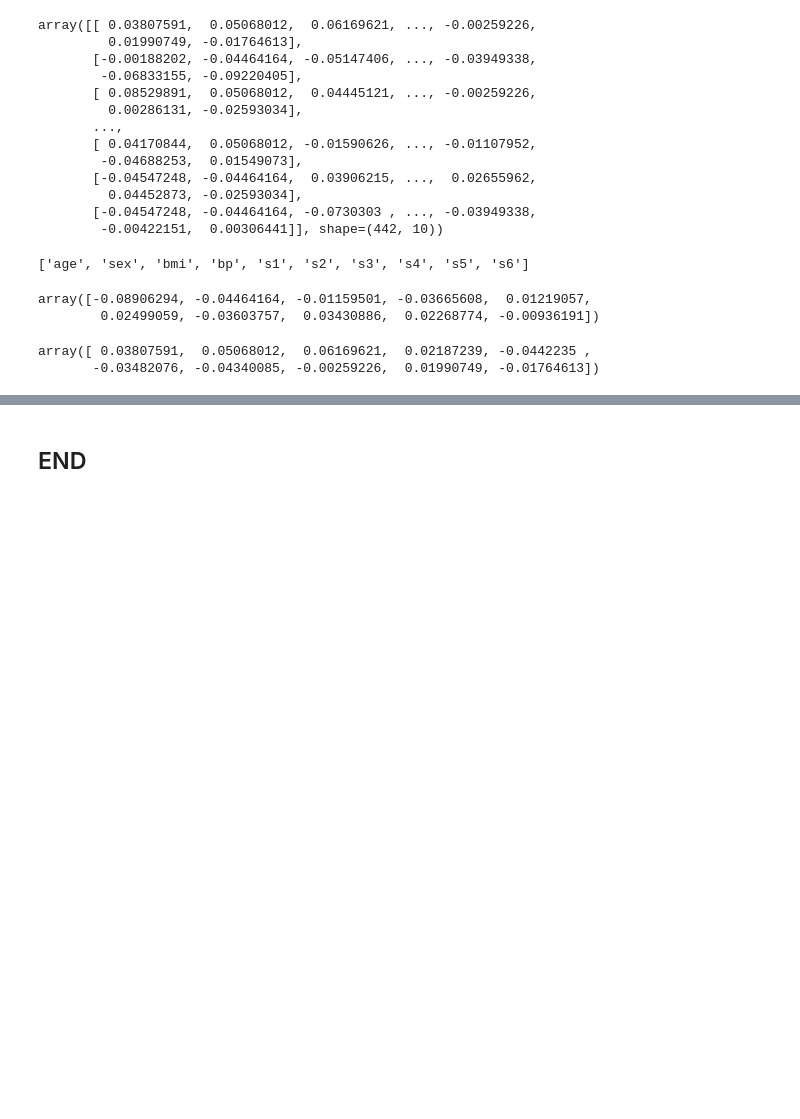
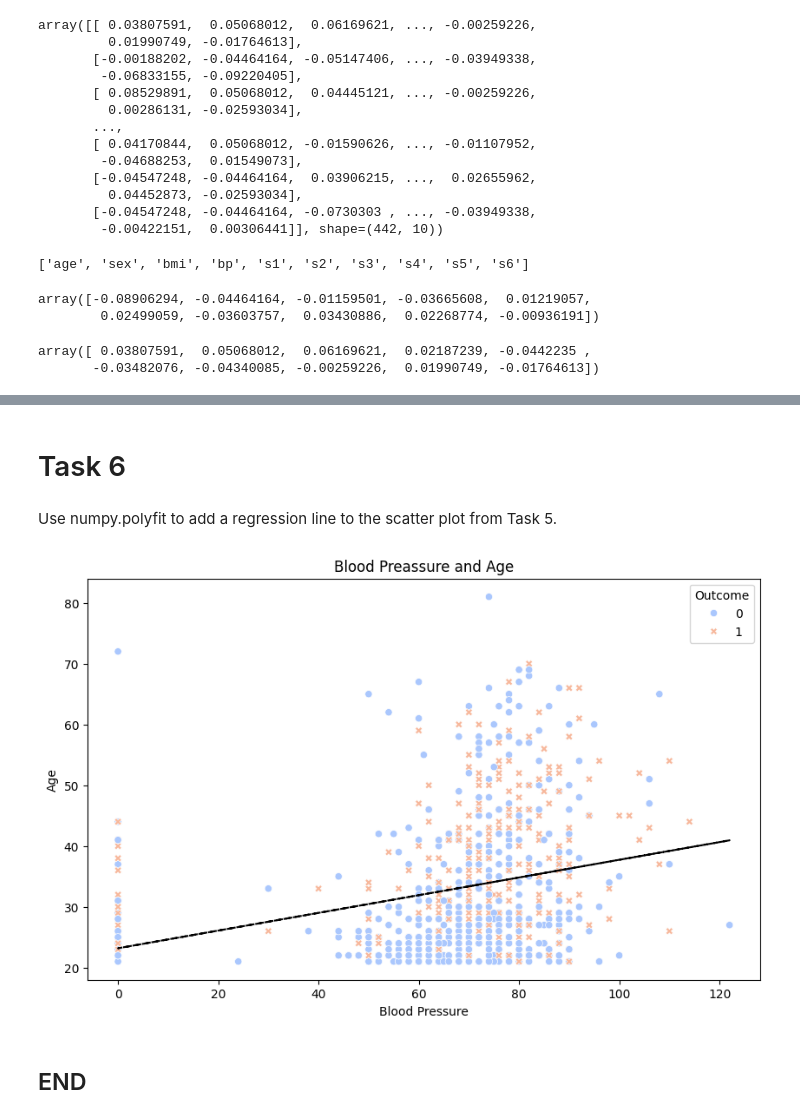
Before and after one commit to IgnacioRiboldi/principles_of_data_analytics, a Jupyter notebook: tasks.ipynb, the cells around one changed output, grey strips where cells are left out. Cells and saved outputs as stored; diff of their text form; code cells hidden in the pictures; blank space fills up the shorter version.

Commit message:
Task 6

```diff
--- a/tasks.ipynb
+++ b/tasks.ipynb
@@ -273,2 +274,32 @@ Text(0, 0.5, 'Blood Preassure')
+# %% [markdown]
+# Task 6
+# %% [markdown]
+Use numpy.polyfit to add a regression line to the scatter plot from Task 5.
+# %%
+X = df[['BloodPressure', 'Age']]
+y = df['Outcome']
+
+plt.figure(figsize=(10, 6))
+
+sns.scatterplot(x=X['BloodPressure'], y=X['Age'], hue=y, palette='coolwarm', style=y, markers=["o", "X"])
+
+# Regression Line
+slope, intercept = np.polyfit(X['BloodPressure'], X['Age'], 1)
+
+# Creation of Line
+regression_line = slope * X['BloodPressure'] + intercept
+
+
+# Plot the regression line
+plt.plot(X['BloodPressure'], regression_line, color='black', linestyle='--', label='Regression Line')
+
+# Labels and title
+plt.title('Blood Preassure and Age')
+plt.xlabel('Blood Pressure')
+plt.ylabel('Age')
+
+plt.show()
+# %% [output]
+[figure, added]
 # %% [markdown]
 ## END
```
Also changed, not shown: parts of 2 cells of this notebook.
